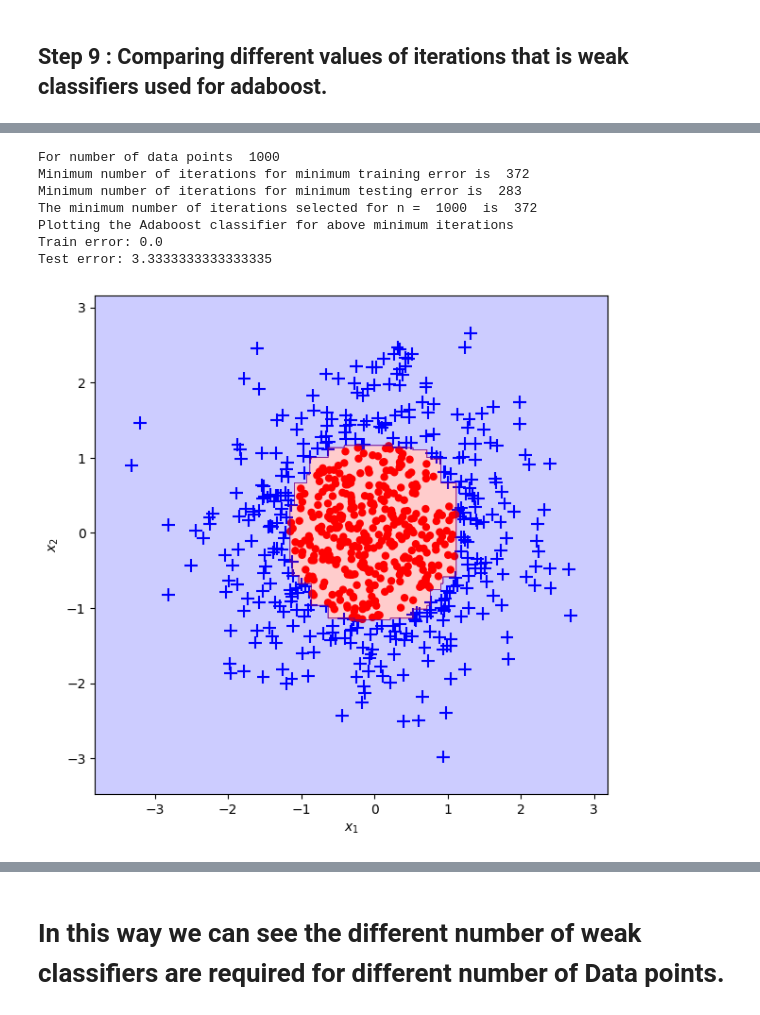
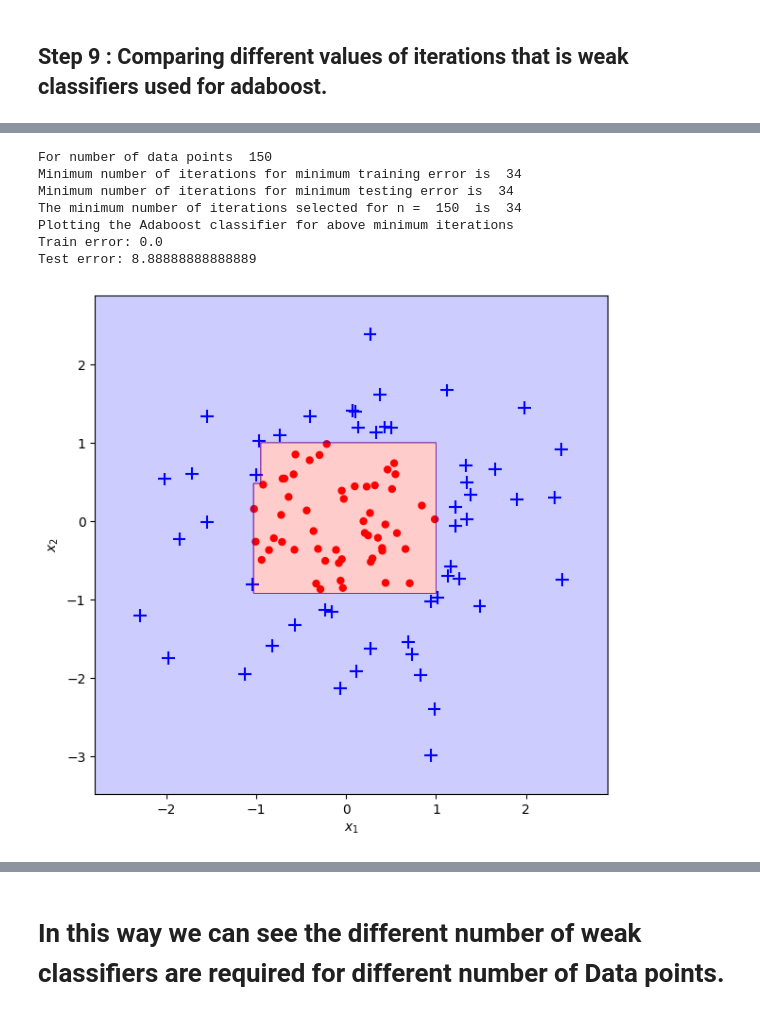
Before and after one commit to Jay0774/MACHINE-LEARNING, a Jupyter notebook: Adaboost/ADABOOST_classifier.ipynb, the cells around one changed output, grey strips where cells are left out. Cells and saved outputs as stored; diff of their text form; code cells hidden in the pictures.

```diff
--- a/Adaboost/ADABOOST_classifier.ipynb
+++ b/Adaboost/ADABOOST_classifier.ipynb
@@ -150,13 +150,13 @@ def make_2D_gaussian_dataset( n , random_seed):
 ## Step 5 : Creating the 2d Data set.
 # %%
 # defining n the number of total data points.
-n = 1000
+n = 150
 X, y = make_2D_gaussian_dataset(n, random_seed=10)
 X_train, X_test, y_train, y_test = train_test_split(X, y, test_size=0.3, random_state=1)
 print("Total Data points :",n)
-plot_adaboost(X, y)
+plot_adaboost_in2D(X, y)
 print("Total Data points in traing set :",X_train.shape[0])
-plot_adaboost(X_train, y_train)
+plot_adaboost_in2D(X_train, y_train)
 print("Total Data points in test set :",X_test.shape[0])
-plot_adaboost(X_test, y_test)
+plot_adaboost_in2D(X_test, y_test)
 # %% [output]
@@ -303,22 +303,22 @@ Number of ierations to reach minimum error is  283
 # %%
 print("For number of data points ",n)
 print("Minimum number of iterations for minimum training error is ",min_train)
 print("Minimum number of iterations for minimum testing error is ",min_test)
 print("The minimum number of iterations selected for n = ",n," is ",max(min_train,min_test))
 print("Plotting the Adaboost classifier for above minimum iterations")
 model = AdaBoost_classifier().fit_model(X_train,y_train,iterations=max(min_train,min_test),iteration_information=False)
-plot_adaboost(X_train,y_train,model)
-plot_adaboost(X_test,y_test,model)
-train_err = (clf.predict(X_train) != y_train).mean() * 100
+plot_adaboost_in2D(X_train,y_train,model)
+plot_adaboost_in2D(X_test,y_test,model)
+train_err = (model.predict(X_train) != y_train).mean() * 100
 print('Train error:',train_err)
-test_err = (clf.predict(X_test) != y_test).mean() * 100
+test_err = (model.predict(X_test) != y_test).mean() * 100
 print('Test error:',test_err)
 # %% [output]
-For number of data points  1000
-Minimum number of iterations for minimum training error is  372
-Minimum number of iterations for minimum testing error is  283
-The minimum number of iterations selected for n =  1000  is  372
+For number of data points  150
+Minimum number of iterations for minimum training error is  34
+Minimum number of iterations for minimum testing error is  34
+The minimum number of iterations selected for n =  150  is  34
 Plotting the Adaboost classifier for above minimum iterations
 Train error: 0.0
-Test error: 3.3333333333333335
+Test error: 8.88888888888889
-[figure, old version]
+[figure, new version]
```
Also changed, not shown: parts of 10 cells of this notebook.
